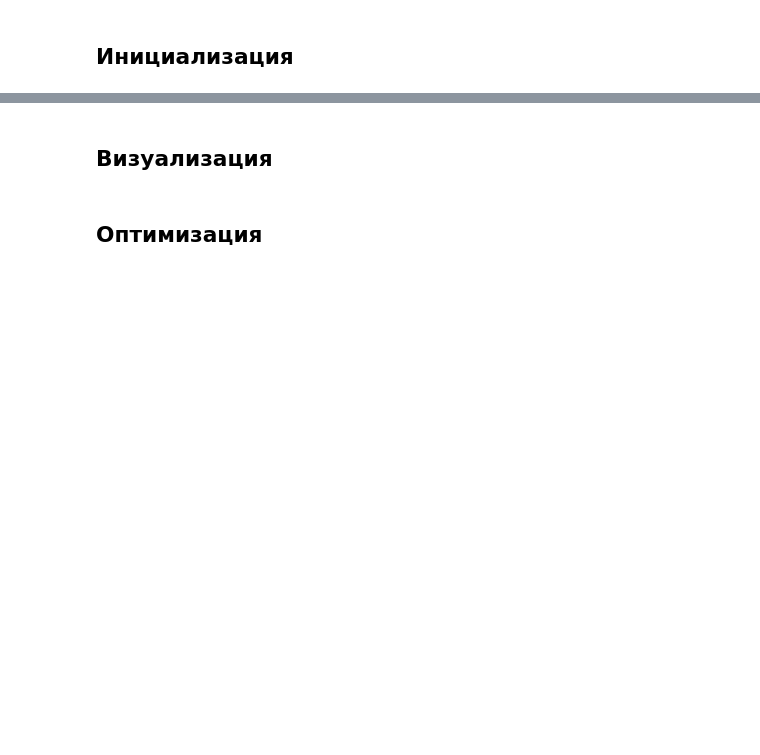
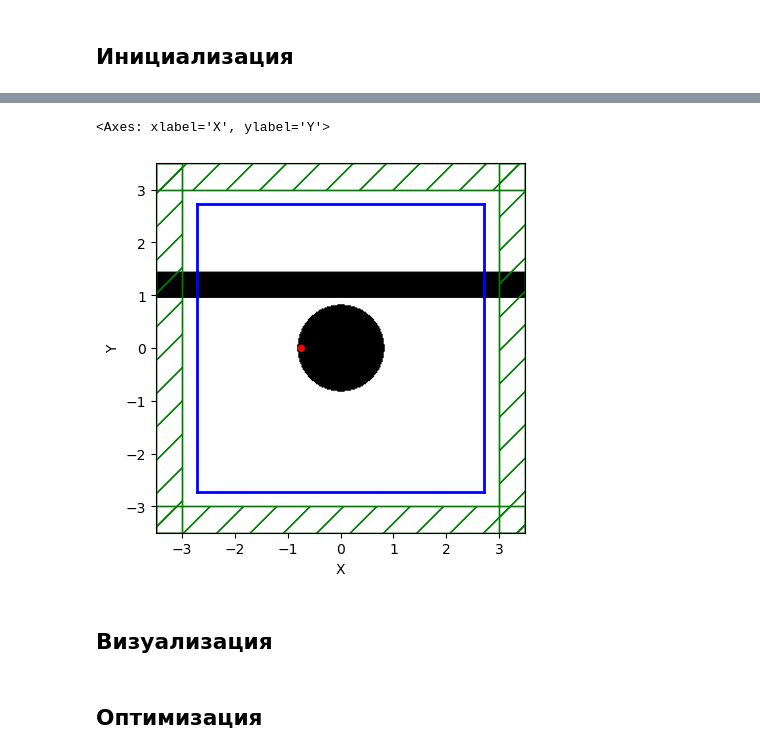
Before and after one commit to rangiferina/WGM_adjoint, a Jupyter notebook: WGM.ipynb, the cells around one changed output, grey strips where cells are left out. Drawn from its saved outputs; the diff is of its cells as text; code cells hidden in the pictures; blank space fills up the shorter version.

```diff
--- a/WGM.ipynb
+++ b/WGM.ipynb
@@ -232,3 +234,36 @@ for name, h, q in zip(monitors_names, res_freqs, Qs):
+# %%
+wg_center_y = wg_center_y_f(angle,distance)
+sim.geometry = init_geometry(has_wg=True, angle=angle, distance=distance)
+sim.reset_meep()
+sim.plot2D()
+plt.savefig(f'{id_name}_geom.png')
+#plt.show()
+
+# Add fluxes
+
+wg_fluxes_reg = [mp.FluxRegion(center=mp.Vector3(flux_coord, wg_center_y), size=mp.Vector3(0,wg_width)),
+            mp.FluxRegion(center=mp.Vector3(-flux_coord, wg_center_y), size=mp.Vector3(0,wg_width)),]
+
+size_bottom = 2*flux_coord - wg_center_y - wg_width/2
+coord_bottom = -flux_coord/2 + (flux_coord-wg_center_y - wg_width/2)/2
+size_top = flux_coord  - wg_center_y - wg_width/2
+coord_top = (flux_coord + wg_center_y + wg_width/2)/2
+
+not_wg_fluxes_reg = [mp.FluxRegion(center=(flux_coord, coord_bottom,0), size=(0, size_bottom,0)), #right down
+                mp.FluxRegion(center=(flux_coord, coord_top,0), size=(0, size_top,0)), #right up
+                mp.FluxRegion(center=(-flux_coord, coord_bottom,0), size=(0, size_bottom,0)), #left down
+                mp.FluxRegion(center=(-flux_coord, coord_top,0), size=(0, size_top,0)), #left up
+                mp.FluxRegion(center=(0, -flux_coord,0), size=(2*flux_coord, 0,0)), #bottom
+                mp.FluxRegion(center=(0, flux_coord,0), size=(2*flux_coord, 0,0)), #top
+         ]
+wg_fluxes = sim.add_flux(fcen, df, nfreq, *wg_fluxes_reg)
+not_wg_fluxes = sim.add_flux(fcen, df, nfreq, *not_wg_fluxes_reg)
+
+# Run
+sim.plot2D()
+# %% [output]
+<Axes: xlabel='X', ylabel='Y'>
+[figure, added]
 # %% [markdown]
 ## Визуализация
 # %%
```
Also changed, not shown: parts of 16 cells of this notebook.
